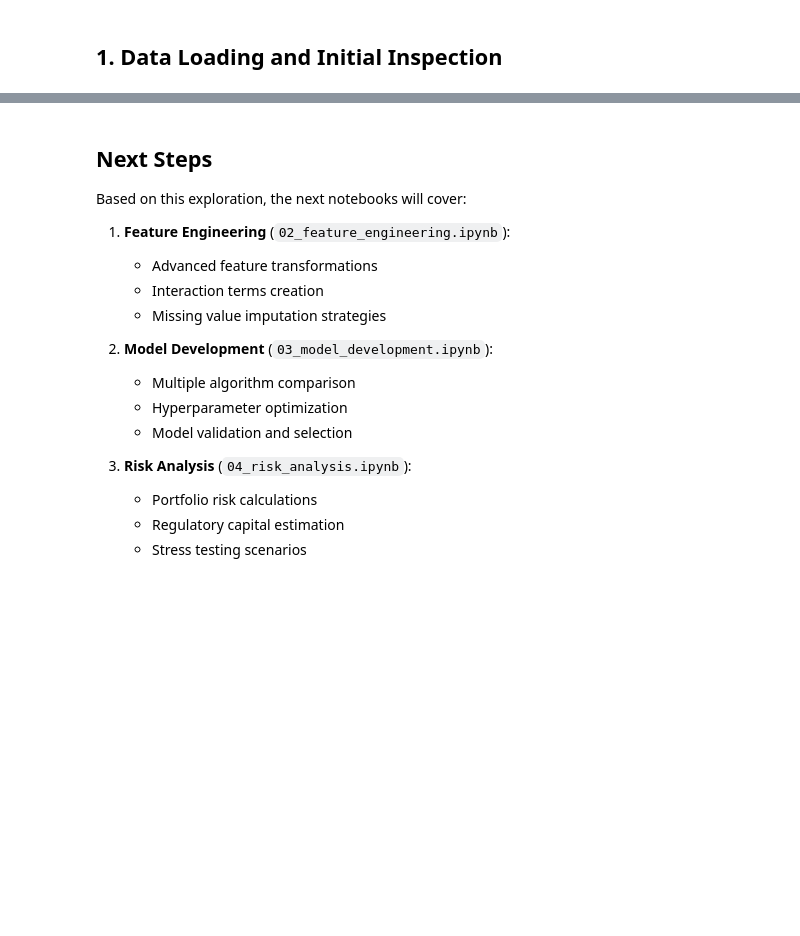
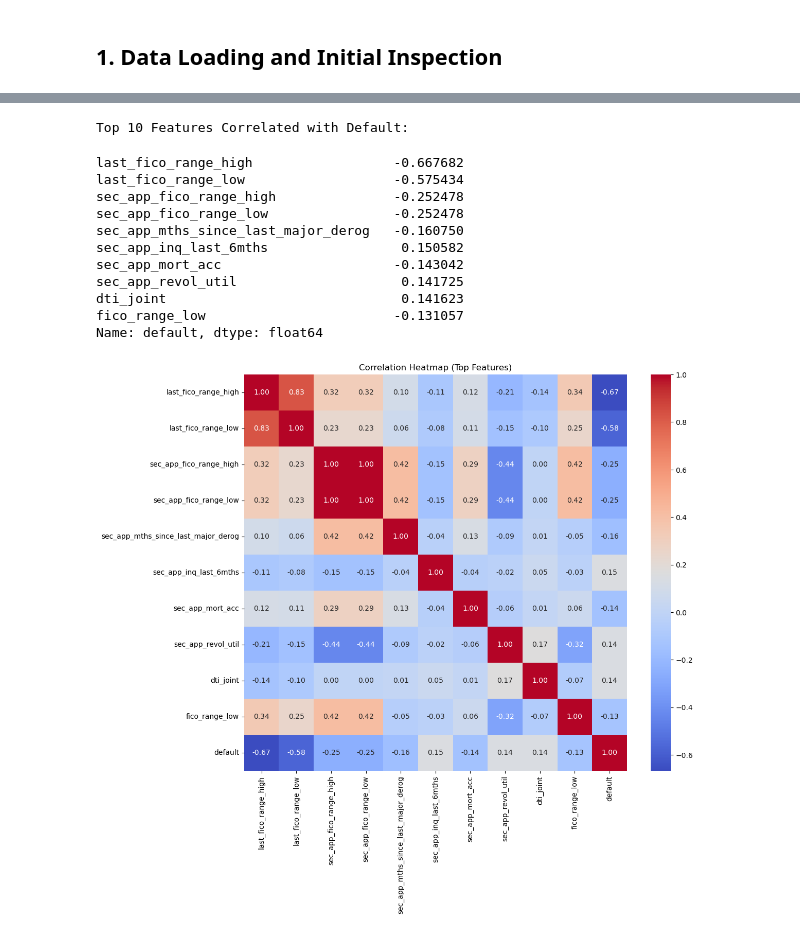
Before and after one commit to xiaoxu-zhao/risk-management, a Jupyter notebook: notebooks/01_data_exploration.ipynb, the cells around one changed output, grey strips where cells are left out. Cells and saved outputs as stored; diff of their text form; code cells hidden in the pictures; blank space fills up the shorter version.

```diff
--- a/notebooks/01_data_exploration.ipynb
+++ b/notebooks/01_data_exploration.ipynb
@@ -96,8 +82,12 @@ id                                                      0    0.000000
 # %%
-# Clean + feature engineer
+# Apply Preprocessing
 prep = LendingClubPreprocessor(include_pricing_features=False)
 df = prep.prepare_accepted(accepted_df)
 
-print(f"Successfully loaded and prepared data. Shape: {df.shape}")
-print(f"Default rate: {df['default'].mean():.2%}")
+# Reset index to ensure clean dataframe
+df = df.reset_index(drop=True)
+
+print(f"Prepared Data Shape: {df.shape}")
+print(f"Default Rate: {df['default'].mean():.2%}")
+display(df.head())
 # %% [output]
@@ -440,19 +102,34 @@ NameError: name 'target_corr' is not defined
-# %% [markdown]
-## Next Steps
-
-Based on this exploration, the next notebooks will cover:
-
-1. **Feature Engineering** (`02_feature_engineering.ipynb`):
-   - Advanced feature transformations
-   - Interaction terms creation
-   - Missing value imputation strategies
-
-2. **Model Development** (`03_model_development.ipynb`):
-   - Multiple algorithm comparison
-   - Hyperparameter optimization
-   - Model validation and selection
-
-3. **Risk Analysis** (`04_risk_analysis.ipynb`):
-   - Portfolio risk calculations
-   - Regulatory capital estimation
-   - Stress testing scenarios
+# %%
+# Initialize visualizer
+viz = RiskVisualizer()
+
+# Select only numeric columns for correlation
+numeric_df = df.select_dtypes(include=[np.number])
+
+# Calculate correlations with target
+target_corr = numeric_df.corr()['default'].sort_values(key=abs, ascending=False)
+target_corr = target_corr.drop('default')
+
+print("Top 10 Features Correlated with Default:")
+display(target_corr.head(10))
+
+# Plot Heatmap of top features
+top_features = target_corr.head(10).index.tolist() + ['default']
+plt.figure(figsize=(12, 10))
+sns.heatmap(numeric_df[top_features].corr(), annot=True, cmap='coolwarm', fmt='.2f')
+plt.title("Correlation Heatmap (Top Features)")
+plt.show()
+# %% [output]
+Top 10 Features Correlated with Default:
+last_fico_range_high                  -0.667682
+last_fico_range_low                   -0.575434
+sec_app_fico_range_high               -0.252478
+sec_app_fico_range_low                -0.252478
+sec_app_mths_since_last_major_derog   -0.160750
+sec_app_inq_last_6mths                 0.150582
+sec_app_mort_acc                      -0.143042
+sec_app_revol_util                     0.141725
+dti_joint                              0.141623
+fico_range_low                        -0.131057
+Name: default, dtype: float64
+[figure, added]
```
Also changed, not shown: parts of 25 cells of this notebook, 7 other files.
